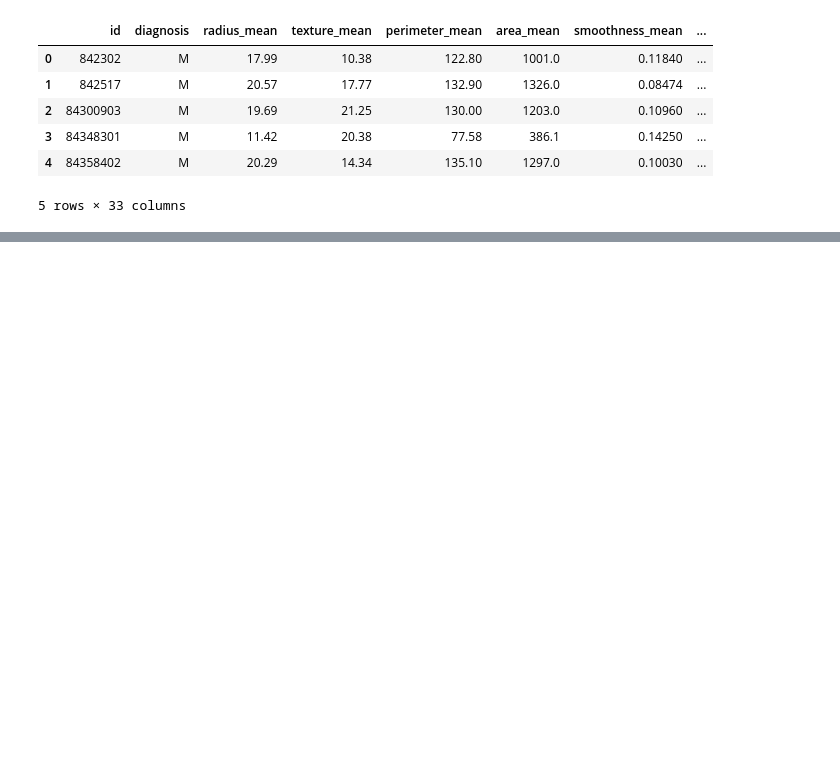
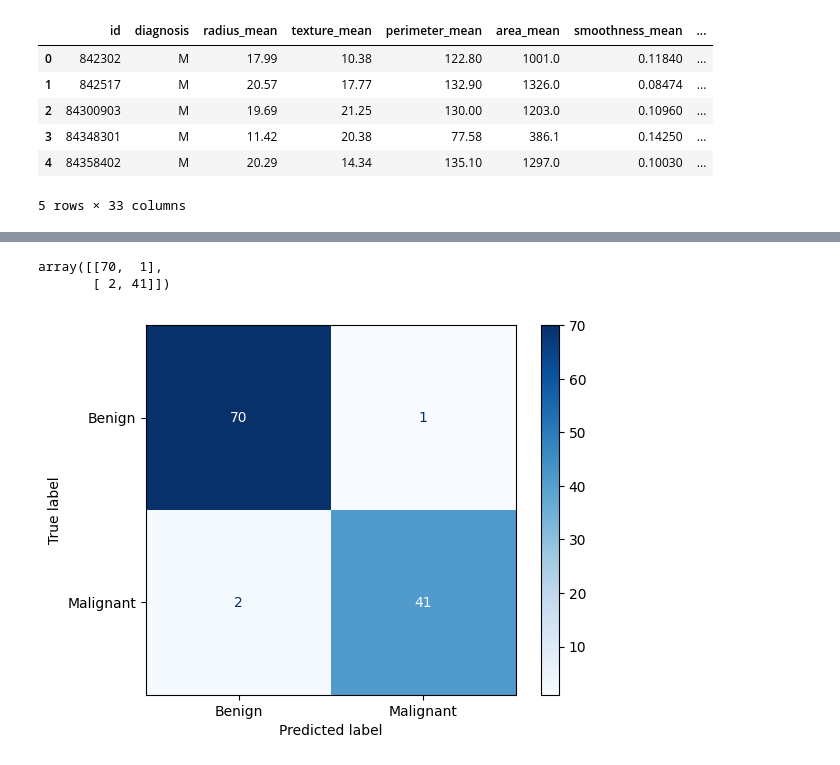
Before and after one commit to MoktanSujita/data-science-class-track, a Jupyter notebook: day18.ipynb, the cells around one changed output, grey strips where cells are left out. Saved outputs shown, nothing was run; the diff lists cells and outputs as text; code cells hidden in the pictures; blank space fills up the shorter version.

Commit message:
visualization and eda

```diff
--- a/day18.ipynb
+++ b/day18.ipynb
@@ -26,4 +26,22 @@ data.head()
 #     ('logistic',LogisticRegression(max_iter=100))
 # ])
 # %%
-data.drop(['id'], axis=1, inplace=True)
+data.drop(['id', 'Unnamed: 32'], axis=1, inplace=True, errors='ignore')
+data['diagnosis'] = data['diagnosis'].map({'M':1, 'B': 0})
+
+x = data.drop('diagnosis', axis=1)
+x = x.fillna(x.mean())
+y = data['diagnosis']
+
+x = x.apply(pd.to_numeric, errors='coerce')
+x = x.fillna(x.mean())
+
+X_train, X_test, y_train, y_test = train_test_split(x, y, test_size = 0.2, random_state = 42)
+scaler = StandardScaler()
+X_train_scaled = scaler.fit_transform(X_train)
+X_test_scaled = scaler.transform(X_test)
+
+model = LogisticRegression(max_iter=1000)
+model.fit(X_train_scaled, y_train)
+predictions = model.predict(X_test_scaled)
+model.score(X_test_scaled, y_test)
@@ -40,0 +108,16 @@ px.histogram(data_frame=data, x='texture_mean')
+# %%
+# EDA  and logistic regression
+from sklearn.metrics import confusion_matrix, ConfusionMatrixDisplay
+import matplotlib.pyplot as plt
+predictions = model.predict(X_test_scaled)
+cm = confusion_matrix(y_test, predictions)
+cm
+# %% [output]
+array([[70,  1],
+       [ 2, 41]])
+# %%
+disp = ConfusionMatrixDisplay(confusion_matrix=cm, display_labels=['Benign','Malignant'])
+disp.plot(cmap='Blues')
+plt.show()
+# %% [output]
+[figure, added]
```
Also changed, not shown: parts of 11 cells of this notebook, 3 other files.
